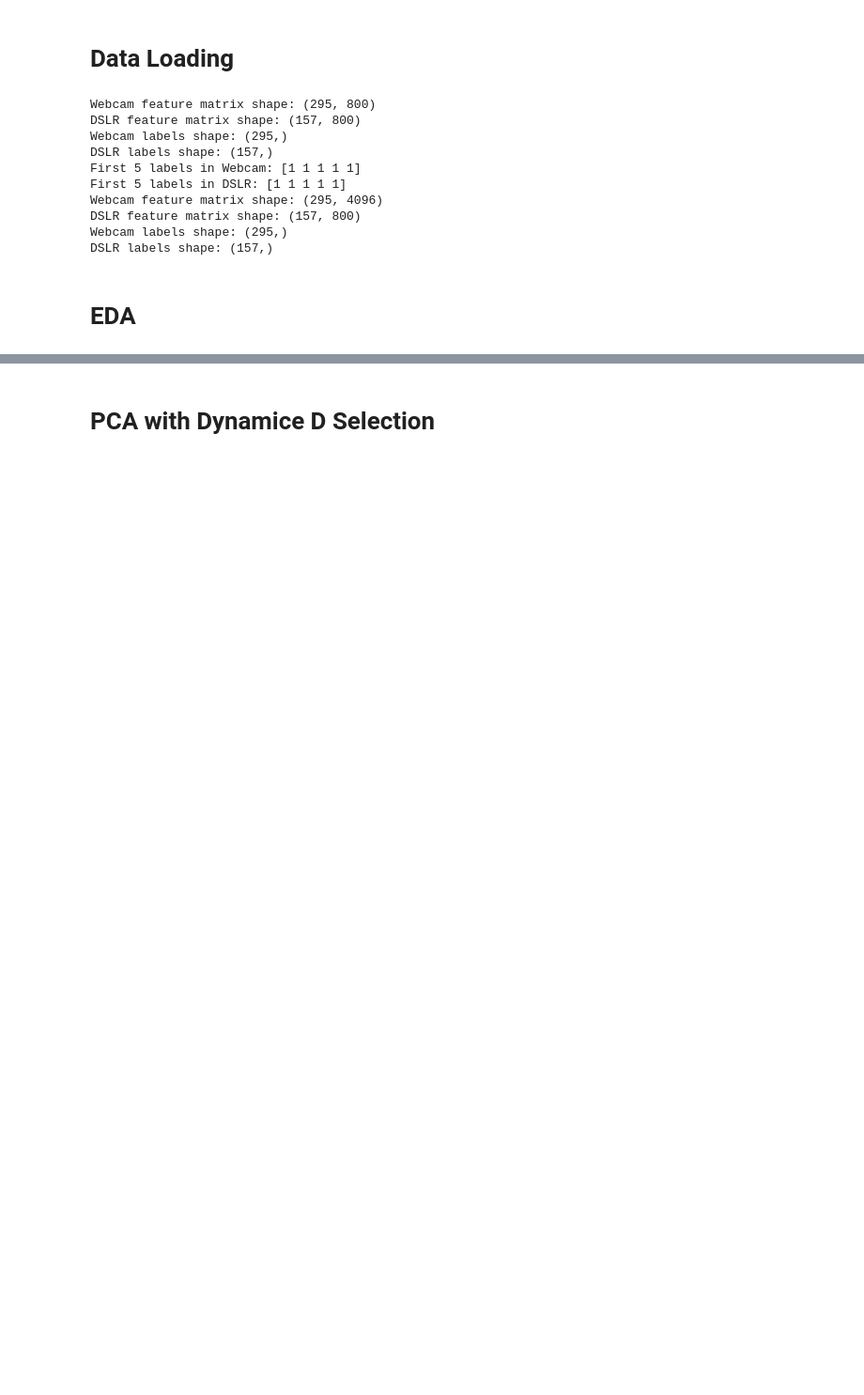
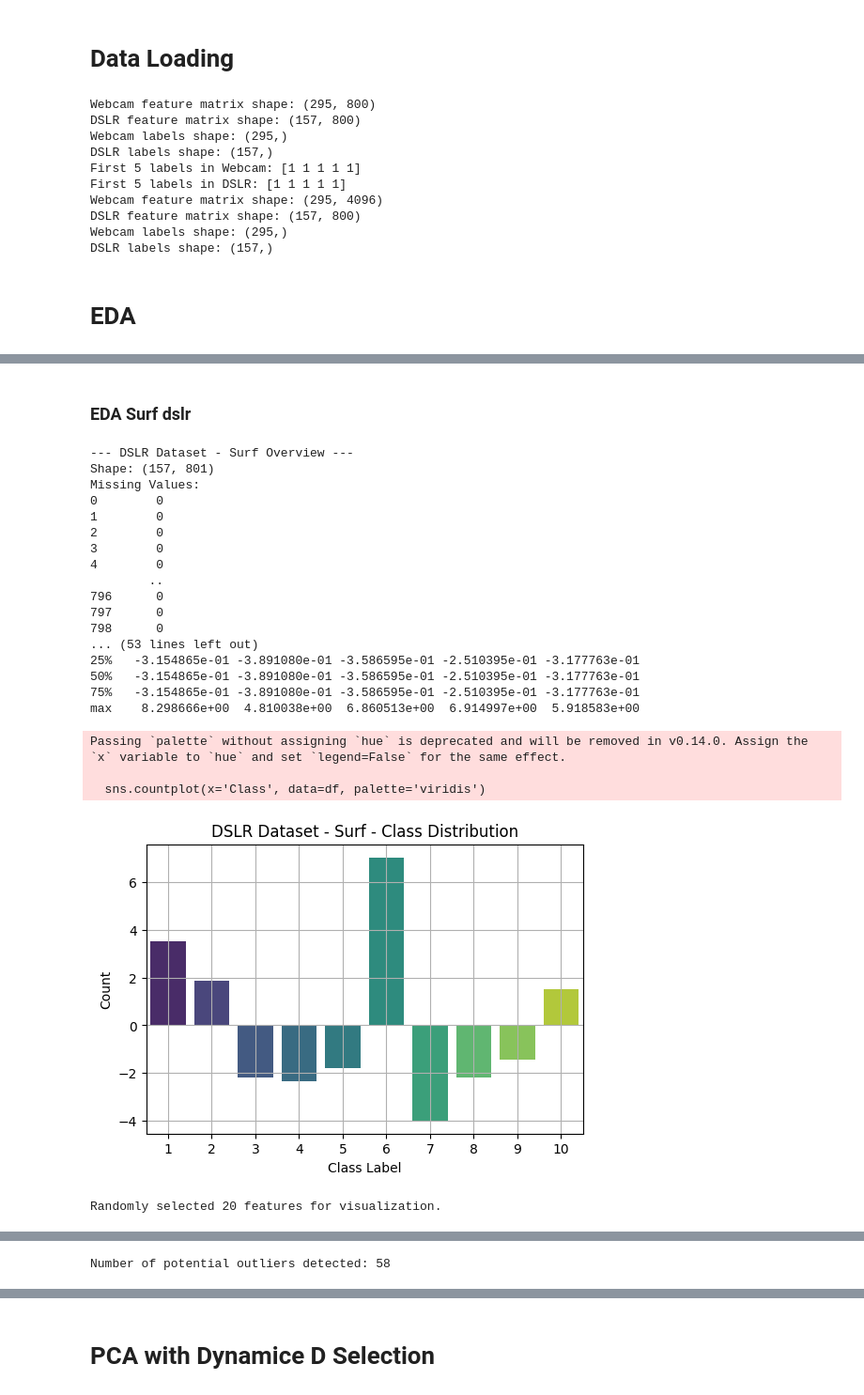
Before and after one commit to ZahirAhmadChaudhry/transfer-learning-and-optimal-transport-project-AML, a Jupyter notebook: Notebooks/domain_adaptation.ipynb, the cells around one changed output, grey strips where cells are left out. Shown at 94% size. Saved outputs shown, nothing was run; the diff lists cells and outputs as text; code cells hidden in the pictures; blank space fills up the shorter version.

```diff
--- a/Notebooks/domain_adaptation.ipynb
+++ b/Notebooks/domain_adaptation.ipynb
@@ -136,0 +214,28 @@ plt.show()
+# %% [markdown]
+### EDA Surf dslr
+# %%
+# For DSLR dataset - SURF
+eda_on_dataset(X_dslr_surf, y_dslr_surf, dataset_name="DSLR Dataset - Surf", max_features=20)
+# %% [output]
+--- DSLR Dataset - Surf Overview ---
+Shape: (157, 801)
+Missing Values:
+0        0
+1        0
+2        0
+3        0
+4        0
+        ..
+796      0
+797      0
+798      0
+... (53 lines left out)
+25%   -3.154865e-01 -3.891080e-01 -3.586595e-01 -2.510395e-01 -3.177763e-01
+50%   -3.154865e-01 -3.891080e-01 -3.586595e-01 -2.510395e-01 -3.177763e-01
+75%   -3.154865e-01 -3.891080e-01 -3.586595e-01 -2.510395e-01 -3.177763e-01
+max    8.298666e+00  4.810038e+00  6.860513e+00  6.914997e+00  5.918583e+00
+Passing `palette` without assigning `hue` is deprecated and will be removed in v0.14.0. Assign the `x` variable to `hue` and set `legend=False` for the same effect.
+
+  sns.countplot(x='Class', data=df, palette='viridis')
+[figure, added]
+Randomly selected 20 features for visualization.
@@ -136,0 +244 @@ plt.show()
+Number of potential outliers detected: 58
```
Also changed, not shown: parts of 40 cells of this notebook, 6 other files.
